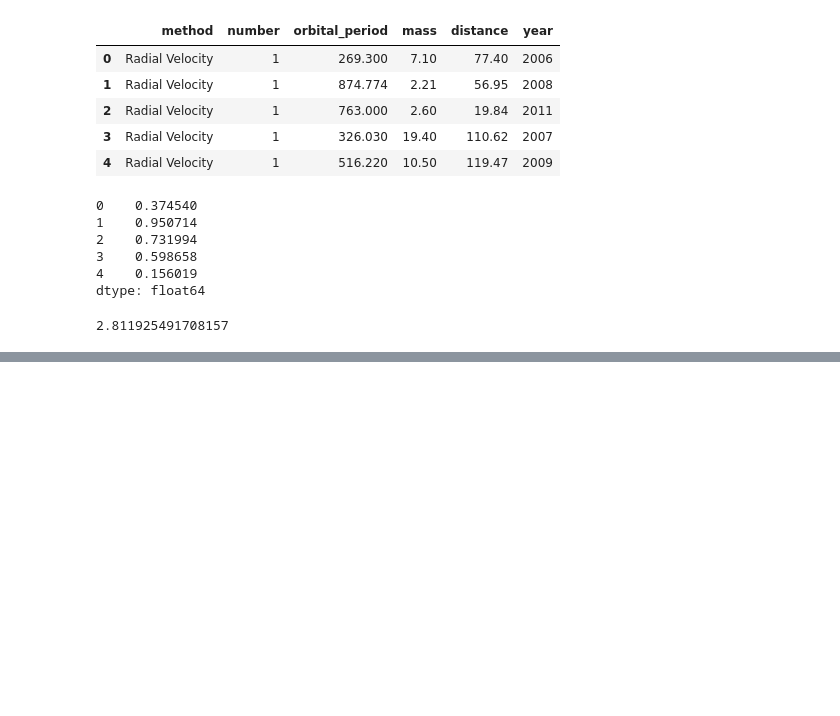
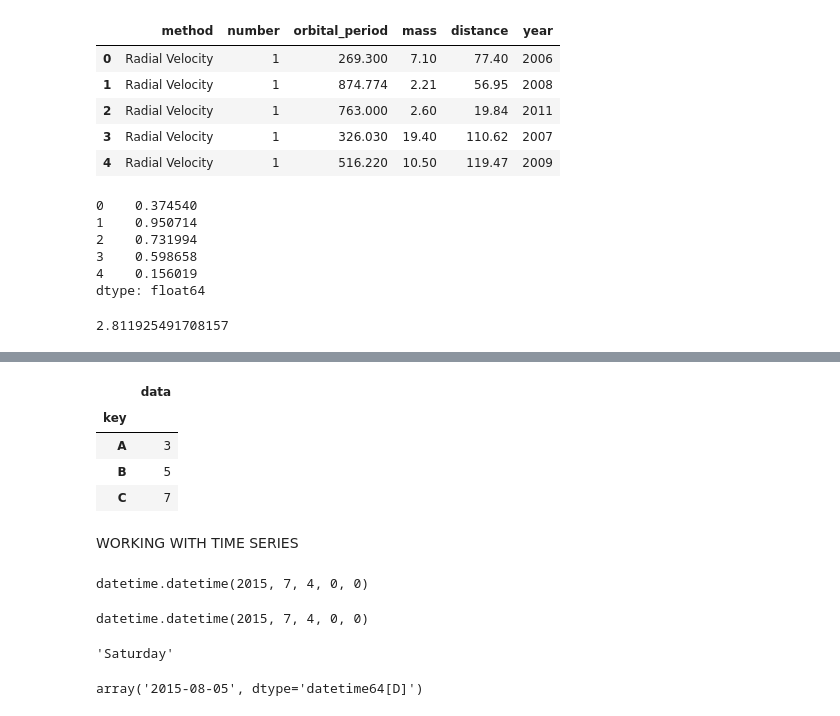
Before and after one commit to Luckygsm/internship, a Jupyter notebook: json.ipynb, the cells around one changed output, grey strips where cells are left out. Drawn from its saved outputs; the diff is of its cells as text; code cells hidden in the pictures; blank space fills up the shorter version.

```diff
--- a/json.ipynb
+++ b/json.ipynb
@@ -143,0 +156,31 @@ ser.sum()
+# %%
+df.groupby('key').sum()
+# %% [output]
+|  | data |
+| key |  |
+| A | 3 |
+| B | 5 |
+| C | 7 |
+# %% [markdown]
+WORKING WITH TIME SERIES
+# %%
+from datetime import datetime
+datetime(year=2015, month=7, day=4)
+# %% [output]
+datetime.datetime(2015, 7, 4, 0, 0)
+# %%
+from dateutil import parser
+date = parser.parse("4th of July, 2015")
+date
+# %% [output]
+datetime.datetime(2015, 7, 4, 0, 0)
+# %%
+date.strftime('%A')
+# %% [output]
+'Saturday'
+# %%
+import numpy as np
+date = np.array('2015-08-05', dtype=np.datetime64)
+date
+# %% [output]
+array('2015-08-05', dtype='datetime64[D]')
```
Also changed, not shown: parts of 4 cells of this notebook.
